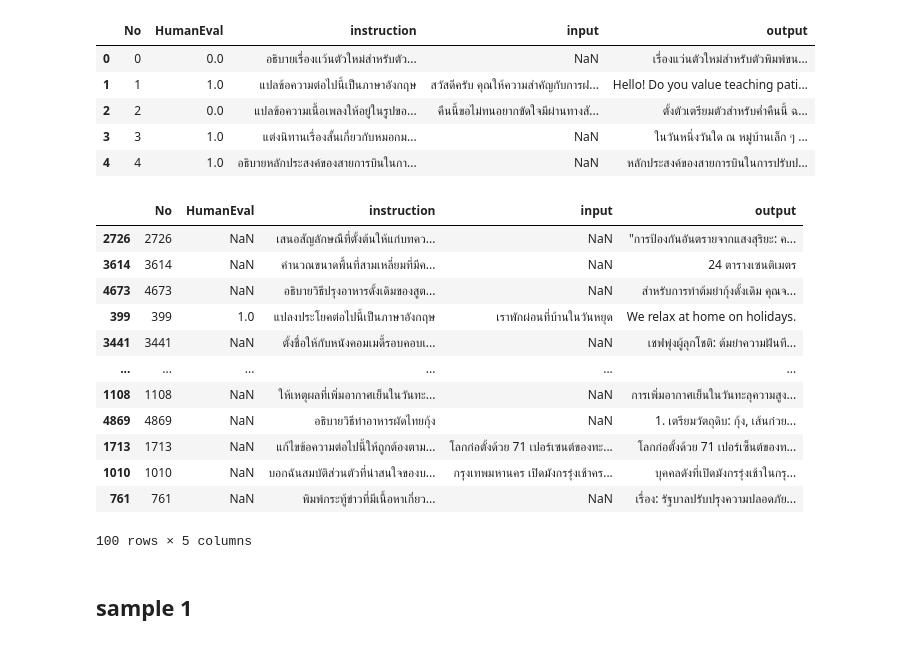
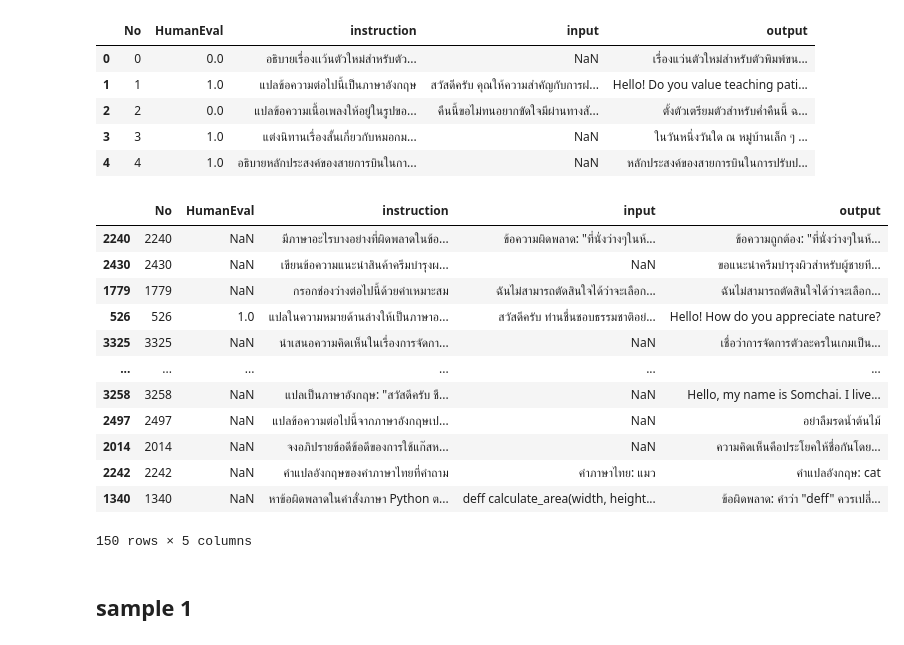
Before and after one commit to nxxk23/AI-Engineer, a Jupyter notebook: mixtral_openth.ipynb, the cells around one changed output. Saved outputs shown, nothing was run; the diff lists cells and outputs as text; code cells hidden in the pictures.

Commit message:
เหลือเทส more sample

```diff
--- a/mixtral_openth.ipynb
+++ b/mixtral_openth.ipynb
@@ -73,22 +82,22 @@ thai.head()
 | 3 | 3 | 1.0 | แต่งนิทานเรื่องสั้นเกี่ยวกับหมอกม... | NaN | ในวันหนึ่งวันใด ณ หมู่บ้านเล็ก ๆ ... |
 | 4 | 4 | 1.0 | อธิบายหลักประสงค์ของสายการบินในกา... | NaN | หลักประสงค์ของสายการบินในการปรับป... |
 # %%
-th_sample = thai.sample(100)
+th_sample = thai.sample(150)
 th_sample
 # %% [output]
 |  | No | HumanEval | instruction | input | output |
-| 2726 | 2726 | NaN | เสนอสัญลักษณืที่ตั้งต้นให้แก่บทคว... | NaN | "การป้องกันอันตรายจากแสงสุริยะ: ค... |
-| 3614 | 3614 | NaN | คํานวณขนาดพื้นที่สามเหลี่ยมที่มีค... | NaN | 24 ตารางเซนติเมตร |
-| 4673 | 4673 | NaN | อธิบายวิธีปรุงอาหารดั้งเดิมของสูต... | NaN | สำหรับการทำต้มยำกุ้งดั้งเดิม คุณจ... |
-| 399 | 399 | 1.0 | แปลงประโยคต่อไปนี้เป็นภาษาอังกฤษ | เราพักผ่อนที่บ้านในวันหยุด | We relax at home on holidays. |
-| 3441 | 3441 | NaN | ตั้งชื่อให้กับหนังคอมเมดี้รอบคอบเ... | NaN | เชฟพุ่งผู้ลุกโชติ: ต้มยำความฝันที... |
+| 2240 | 2240 | NaN | มีภาษาอะไรบางอย่างที่ผิดพลาดในข้อ... | ข้อความผิดพลาด: "ที่นั่งว่างๆในห้... | ข้อความถูกต้อง: "ที่นั่งว่างๆในห้... |
+| 2430 | 2430 | NaN | เขียนข้อความแนะนำสินค้าครีมบำรุงผ... | NaN | ขอแนะนำครีมบำรุงผิวสำหรับผู้ชายที... |
+| 1779 | 1779 | NaN | กรอกช่องว่างต่อไปนี้ด้วยคำเหมาะสม | ฉันไม่สามารถตัดสินใจได้ว่าจะเลือก... | ฉันไม่สามารถตัดสินใจได้ว่าจะเลือก... |
+| 526 | 526 | 1.0 | แปลในความหมายด้านล่างให้เป็นภาษาอ... | สวัสดีครับ ท่านชื่นชอบธรรมชาติอย่... | Hello! How do you appreciate nature? |
+| 3325 | 3325 | NaN | นำเสนอความคิดเห็นในเรื่องการจัดกา... | NaN | เชื่อว่าการจัดการตัวละครในเกมเป็น... |
 | ... | ... | ... | ... | ... | ... |
-| 1108 | 1108 | NaN | ให้เหตุผลที่เพิ่มอากาศเย็นในวันทะ... | NaN | การเพิ่มอากาศเย็นในวันทะลุความสูง... |
-| 4869 | 4869 | NaN | อธิบายวิธีทำอาหารผัดไทยกุ้ง | NaN | 1. เตรียมวัตถุดิบ: กุ้ง, เส้นก๋วย... |
-| 1713 | 1713 | NaN | แก้ไขข้อความต่อไปนี้ให้ถูกต้องตาม... | โลกก่อตั้งด้วย 71 เปอร์เซนต์ของทะ... | โลกก่อตั้งด้วย 71 เปอร์เซ็นต์ของท... |
-| 1010 | 1010 | NaN | บอกฉันสมบัติส่วนตัวที่น่าสนใจของบ... | กรุงเทพมหานคร เปิดมังกรรุ่งเช้าคร... | บุคคลดังที่เปิดมังกรรุ่งเช้าในกรุ... |
-| 761 | 761 | NaN | พิมพ์กระทู้ข่าวที่มีเนื้อหาเกี่ยว... | NaN | เรื่อง: รัฐบาลปรับปรุงความปลอดภัย... |
+| 3258 | 3258 | NaN | แปลเป็นภาษาอังกฤษ: "สวัสดีครับ ชื... | NaN | Hello, my name is Somchai. I live... |
+| 2497 | 2497 | NaN | แปลข้อความต่อไปนี้จากภาษาอังกฤษเป... | NaN | อย่าลืมรดน้ำต้นไม้ |
+| 2014 | 2014 | NaN | จงอภิปรายข้อดีข้อดีของการใช้แก๊สห... | NaN | ความคิดเห็นคือประโยคให้ชื่อกันโดย... |
+| 2242 | 2242 | NaN | คำแปลอังกฤษของคำภาษาไทยที่คำถาม | คำภาษาไทย: แมว | คำแปลอังกฤษ: cat |
+| 1340 | 1340 | NaN | หาข้อผิดพลาดในคำสั่งภาษา Python ต... | deff calculate_area(width, height... | ข้อผิดพลาด: คำว่า "deff" ควรเปลี่... |
-100 rows × 5 columns
+150 rows × 5 columns
 # %%
 baseprompt = """
 YOU ARE AN EXPERT IN AI PROMPTING, CAPABLE OF CREATING HIGHLY EFFECTIVE AND PRECISE PROMPTS ACROSS ALL DISCIPLINES AND TASKS.
```
Also changed, not shown: parts of 26 cells of this notebook.
